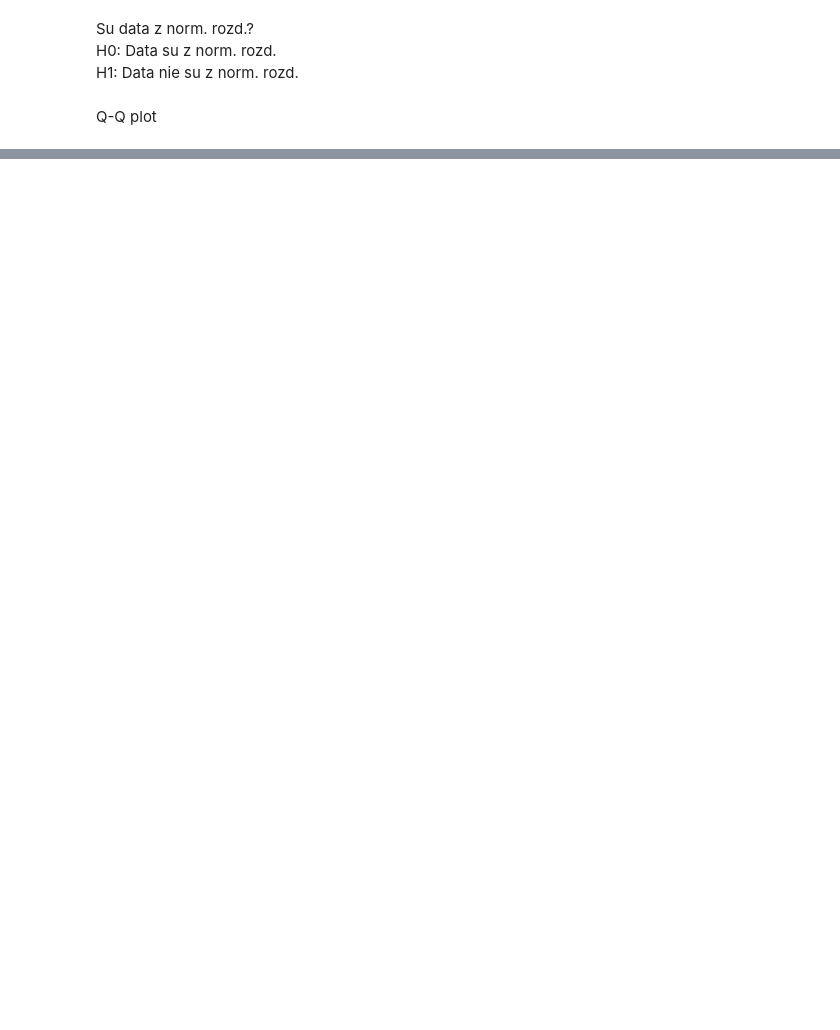
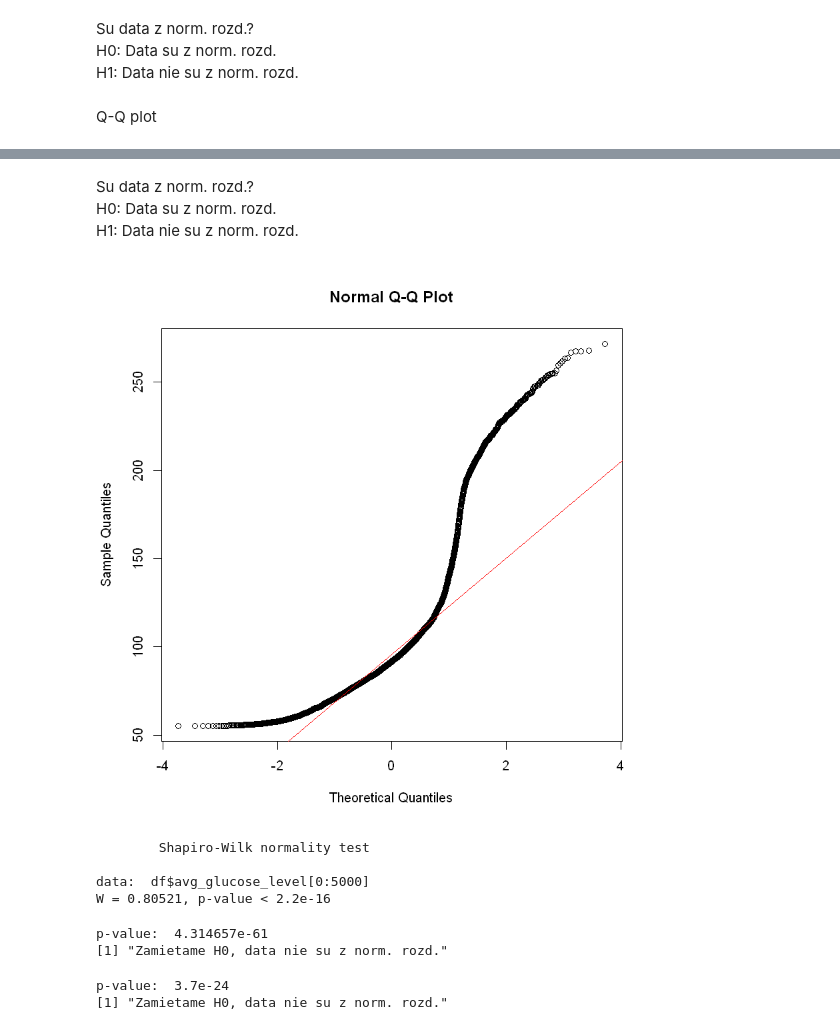
Before and after one commit to xvargan/oznal-projekt, a Jupyter notebook: Dataset2 - prieskumna analyza.ipynb, the cells around one changed output, grey strips where cells are left out. Drawn from its saved outputs; the diff is of its cells as text; code cells hidden in the pictures; blank space fills up the shorter version.

Commit message:
avg_glucose_level + parova analyza

```diff
--- a/Dataset2 - prieskumna analyza.ipynb
+++ b/Dataset2 - prieskumna analyza.ipynb
@@ -257,0 +400,26 @@ if (ad_test$p.value > 0.05) {
+# %% [markdown]
+Su data z norm. rozd.? <br>
+H0: Data su z norm. rozd. <br>
+H1: Data nie su z norm. rozd.
+# %%
+qqnorm(df$avg_glucose_level)
+qqline(df$avg_glucose_level, col = 2)
+# %% [output]
+[figure, added]
+# %%
+#Shapiro-Wilk test je do max 5000 zaznamov.
+shap_test <- shapiro.test(df$avg_glucose_level[0:5000])
+shap_test
+# %% [output]
+        Shapiro-Wilk normality test
+
+data:  df$avg_glucose_level[0:5000]
+W = 0.80521, p-value < 2.2e-16
+# %%
+cat("p-value: ", shap_test$p.value, "\n")
+if (shap_test$p.value > 0.05) {
+    print("Nemozeme zamietnut H0")
+} else print ("Zamietame H0, data nie su z norm. rozd.")
+# %% [output]
+p-value:  4.314657e-61
+[1] "Zamietame H0, data nie su z norm. rozd."
@@ -257,0 +429,8 @@ if (ad_test$p.value > 0.05) {
+# %%
+cat("p-value: ", ad_test$p.value, "\n")
+if (ad_test$p.value > 0.05) {
+    print("Nemozeme zamietnut H0")
+} else print ("Zamietame H0, data nie su z norm. rozd.")
+# %% [output]
+p-value:  3.7e-24
+[1] "Zamietame H0, data nie su z norm. rozd."
```
Also changed, not shown: parts of 94 cells of this notebook.
